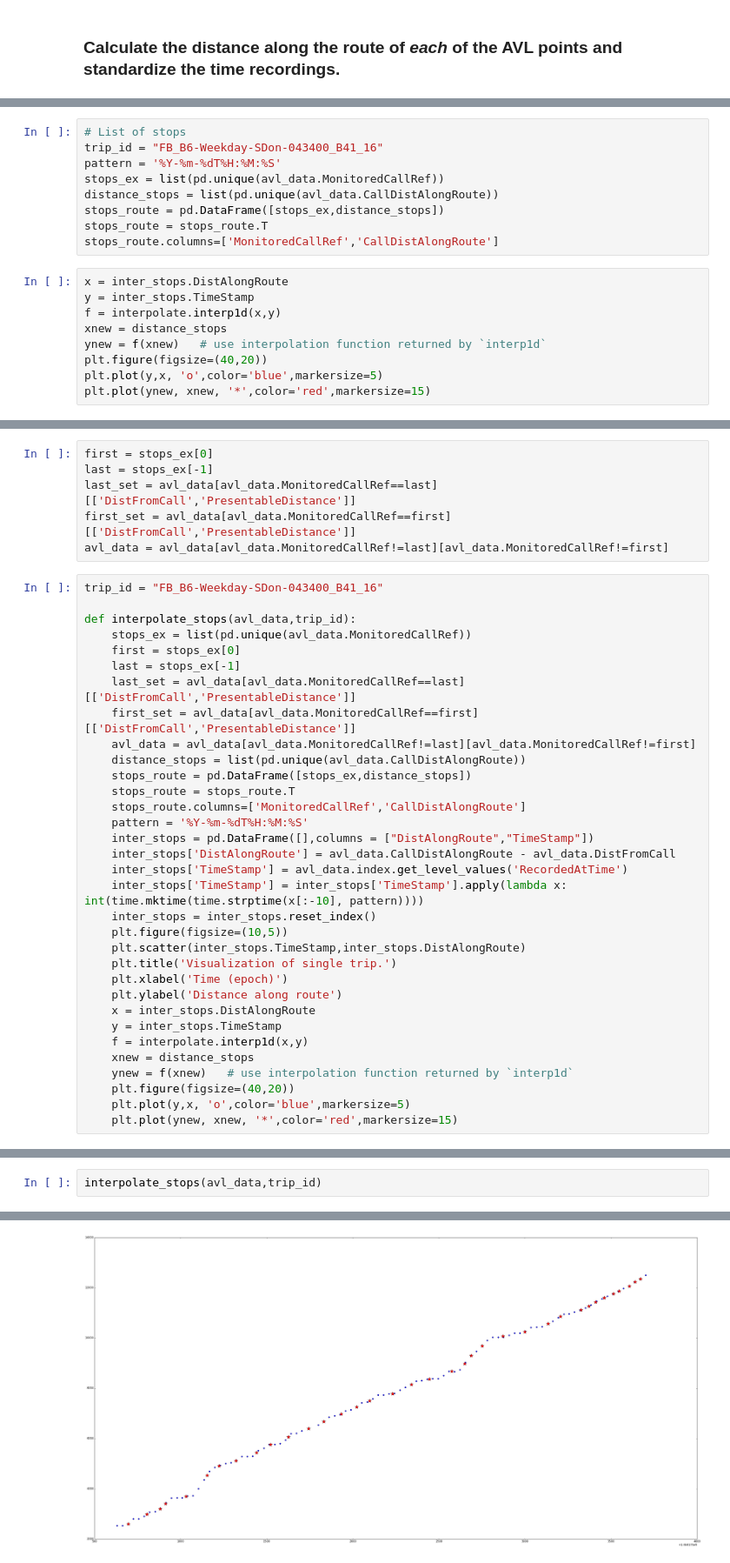
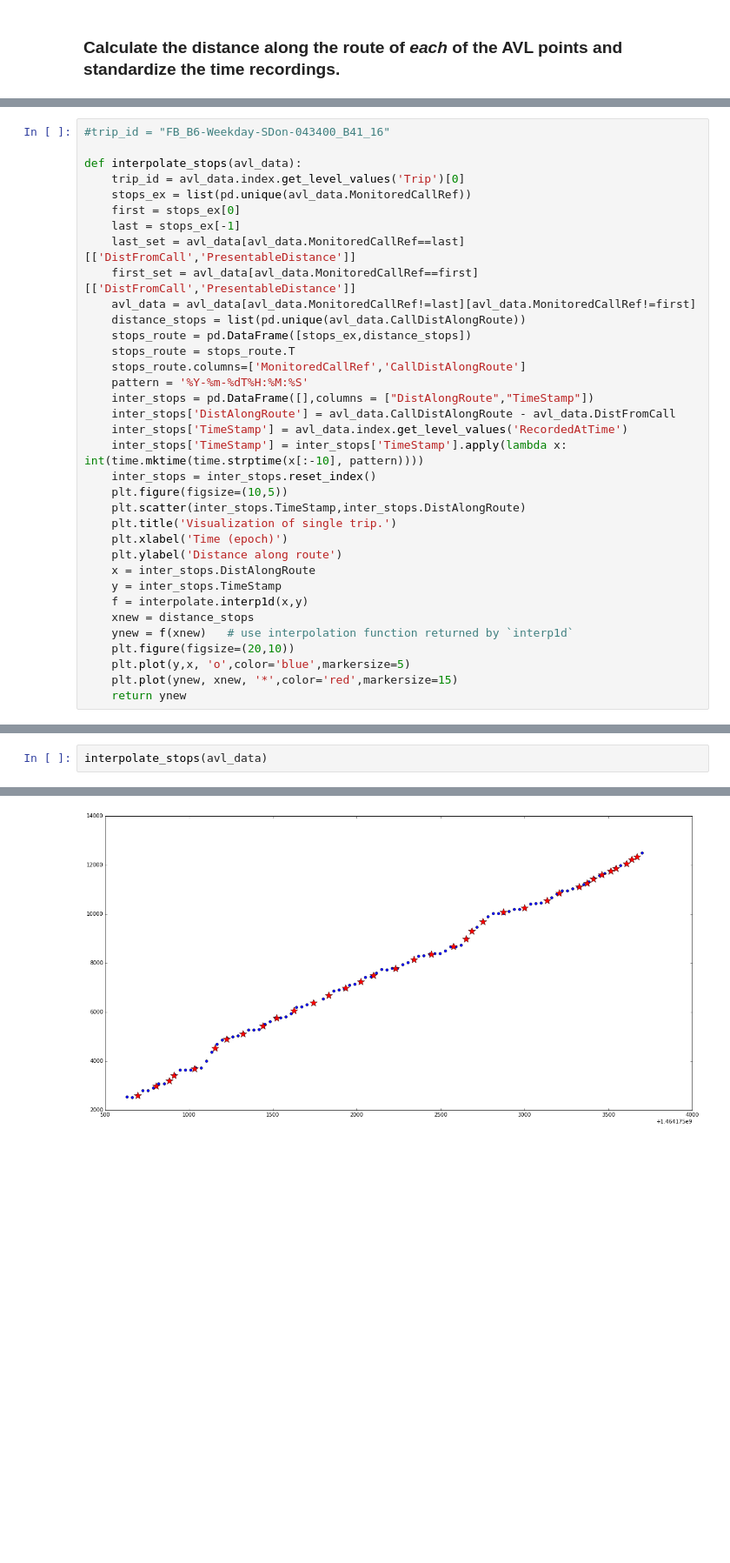
Before and after one commit to sarangof/Bus-Capstone, a Jupyter notebook: interpolation_Experiments.ipynb, the cells around one changed output, grey strips where cells are left out. Shown: that part at 87% size. Cells and saved outputs as stored; diff of their text form; blank space fills up the shorter version.

Commit message:
Trying to apply to all trips.

```diff
--- a/interpolation_Experiments.ipynb
+++ b/interpolation_Experiments.ipynb
@@ -79,18 +54,0 @@ plt.ylabel('Distance along route')
-# %%
-# List of stops
-trip_id = "FB_B6-Weekday-SDon-043400_B41_16"
-pattern = '%Y-%m-%dT%H:%M:%S'
-stops_ex = list(pd.unique(avl_data.MonitoredCallRef))
-distance_stops = list(pd.unique(avl_data.CallDistAlongRoute))
-stops_route = pd.DataFrame([stops_ex,distance_stops])
-stops_route = stops_route.T
-stops_route.columns=['MonitoredCallRef','CallDistAlongRoute']
-# %%
-x = inter_stops.DistAlongRoute
-y = inter_stops.TimeStamp
-f = interpolate.interp1d(x,y)
-xnew = distance_stops
-ynew = f(xnew)   # use interpolation function returned by `interp1d`
-plt.figure(figsize=(40,20))
-plt.plot(y,x, 'o',color='blue',markersize=5)
-plt.plot(ynew, xnew, '*',color='red',markersize=15)
@@ -102,13 +55,8 @@ plt.plot(ynew, xnew, '*',color='red',markersize=15)
-# %%
-first = stops_ex[0]
-last = stops_ex[-1]
-last_set = avl_data[avl_data.MonitoredCallRef==last][['DistFromCall','PresentableDistance']]
-first_set = avl_data[avl_data.MonitoredCallRef==first][['DistFromCall','PresentableDistance']]
-avl_data = avl_data[avl_data.MonitoredCallRef!=last][avl_data.MonitoredCallRef!=first]
 # %%
-trip_id = "FB_B6-Weekday-SDon-043400_B41_16"
+#trip_id = "FB_B6-Weekday-SDon-043400_B41_16"
 
-def interpolate_stops(avl_data,trip_id):
+def interpolate_stops(avl_data):
+    trip_id = avl_data.index.get_level_values('Trip')[0]
     stops_ex = list(pd.unique(avl_data.MonitoredCallRef))
     first = stops_ex[0]
     last = stops_ex[-1]
@@ -135,6 +83,7 @@ def interpolate_stops(avl_data,trip_id):
     f = interpolate.interp1d(x,y)
     xnew = distance_stops
     ynew = f(xnew)   # use interpolation function returned by `interp1d`
-    plt.figure(figsize=(40,20))
+    plt.figure(figsize=(20,10))
     plt.plot(y,x, 'o',color='blue',markersize=5)
     plt.plot(ynew, xnew, '*',color='red',markersize=15)
+    return ynew
@@ -141,3 +92,3 @@ def interpolate_stops(avl_data,trip_id):
 # %%
-interpolate_stops(avl_data,trip_id)
+interpolate_stops(avl_data)
 # %% [output]
@@ -144,2 +108,2 @@ interpolate_stops(avl_data,trip_id)
 [figure]
-[figure, old version]
+[figure, new version]
```
Also changed, not shown: parts of 10 cells of this notebook.
